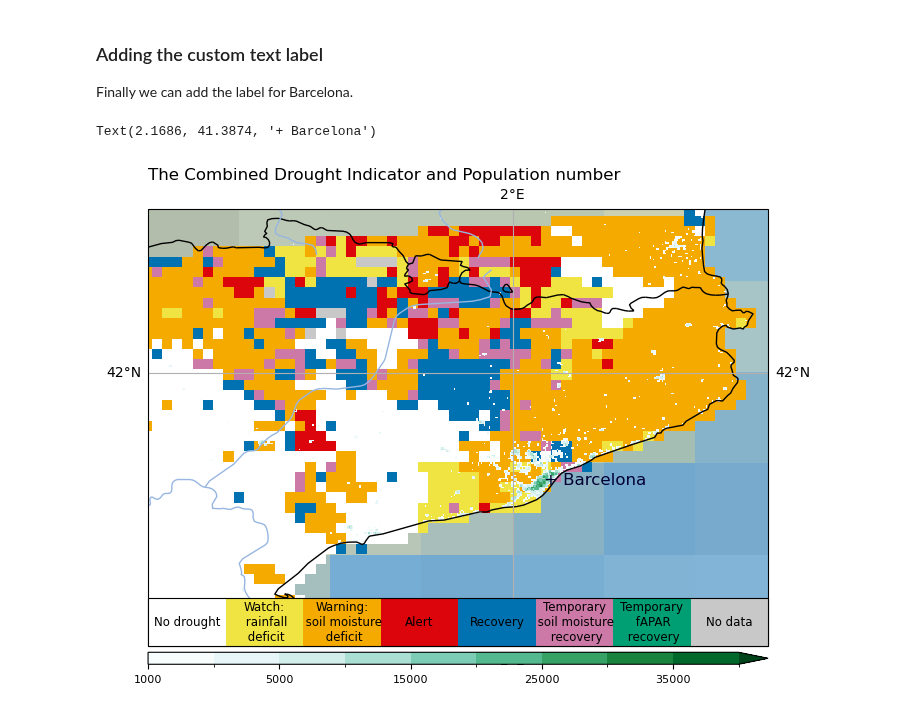
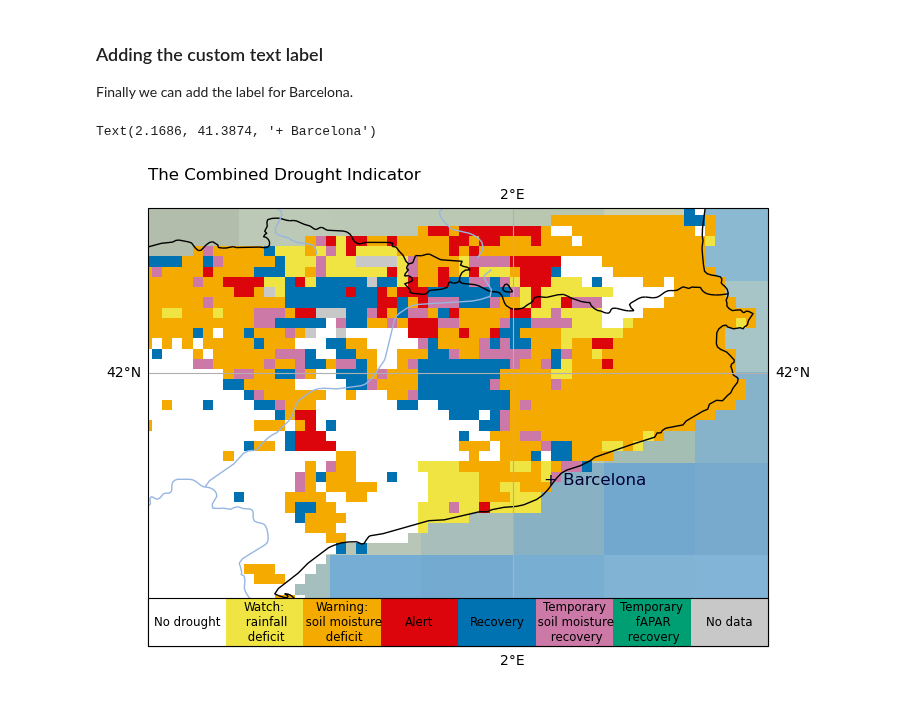
Before and after one commit to CLIMAAX/DROUGHTS, a Jupyter notebook: Hazard_assessment_DROUGHTS_2.ipynb, the cells around one changed output. Saved outputs shown, nothing was run; the diff lists cells and outputs as text; code cells hidden in the pictures.

Commit message:
Added Hazard assessment notebook for simple drought workflow

```diff
--- a/Hazard_assessment_DROUGHTS_2.ipynb
+++ b/Hazard_assessment_DROUGHTS_2.ipynb
@@ -544,47 +516,34 @@ ax = fig.add_subplot(1, 1, 1, projection=ccrs.PlateCarree())
 ax.set_extent([xmin, xmax, ymin, ymax], crs=ccrs.PlateCarree())
 
 ax.stock_img()
 
 # Plot CDI data
 cmap = mpl.colors.ListedColormap(["#ffffff", "#f0e442", "#f5aa00", "#dc050c","#0072b2","#cc79a7","#009e73", "#c8c8c8"])
 c = catalonia_cdi_latlon.cdinx.plot(ax=ax, cmap=cmap, vmin=-0.5, vmax=7.5, add_colorbar=False, add_labels=False)
 
-#Plot the population
-p_levels = [ 1000, 2500, 5000, 10000, 15000, 20000, 25000, 30000, 35000, 40000]
-p = catalonia_population.plot(ax=ax, cmap=plt.cm.BuGn, levels=p_levels, extend='max', add_colorbar=False, add_labels=False)
-
-
-
 # Customize gridlines
-gridlines = p.axes.gridlines(draw_labels=True, dms=False, xlocs=[0, 2, 4], ylocs=[40, 42])
+gridlines = c.axes.gridlines(draw_labels=True, dms=False, xlocs=[0, 2, 4], ylocs=[40, 42])
 ax.add_feature(cfeature.BORDERS)
 ax.add_feature(cfeature.COASTLINE)
 ax.add_feature(cfeature.RIVERS)
 
-plt.title('The Combined Drought Indicator and Population number', loc = "left")
-
-cax_p = fig.add_axes([ax.get_position().x0,
-                    ax.get_position().y0-0.03,
-                    ax.get_position().width,
-                    0.02])
-cbar_p = plt.colorbar(p, orientation="horizontal", cax=cax_p, ticks=[1000, 5000, 15000, 25000, 35000])
-cbar_p.ax.tick_params(labelsize=8)
+plt.title('The Combined Drought Indicator', loc = "left")
 
 # CDI colorbar
 cax_c = fig.add_axes([ax.get_position().x0,
                     ax.get_position().y0,
                     ax.get_position().width,
                     0.08])
 cbar_c = plt.colorbar(c, orientation="horizontal", cax=cax_c)
 cbar_c.ax.get_xaxis().set_ticks([])
 for j, lab in enumerate(['No drought', 'Watch:\n rainfall\n deficit', 'Warning:\n soil moisture\n deficit', 'Alert','Recovery','Temporary\n soil moisture\n recovery','Temporary\n fAPAR\n recovery','No data']):
     cbar_c.ax.text(j, .5, lab, ha='center', va='center', size=8.5)
 
 #----------- New code to add the text annotation -----------#
 
 barcelona_lon, barcelona_lat = 2.1686, 41.3874
 text_kwargs = dict(fontsize=12, color='#000032', transform=ccrs.PlateCarree())
-p.axes.text(barcelona_lon, barcelona_lat, '+ Barcelona', horizontalalignment='left', **text_kwargs)
+c.axes.text(barcelona_lon, barcelona_lat, '+ Barcelona', horizontalalignment='left', **text_kwargs)
 # %% [output]
 Text(2.1686, 41.3874, '+ Barcelona')
-[figure, old version]
+[figure, new version]
```
Also changed, not shown: parts of 13 cells of this notebook.
